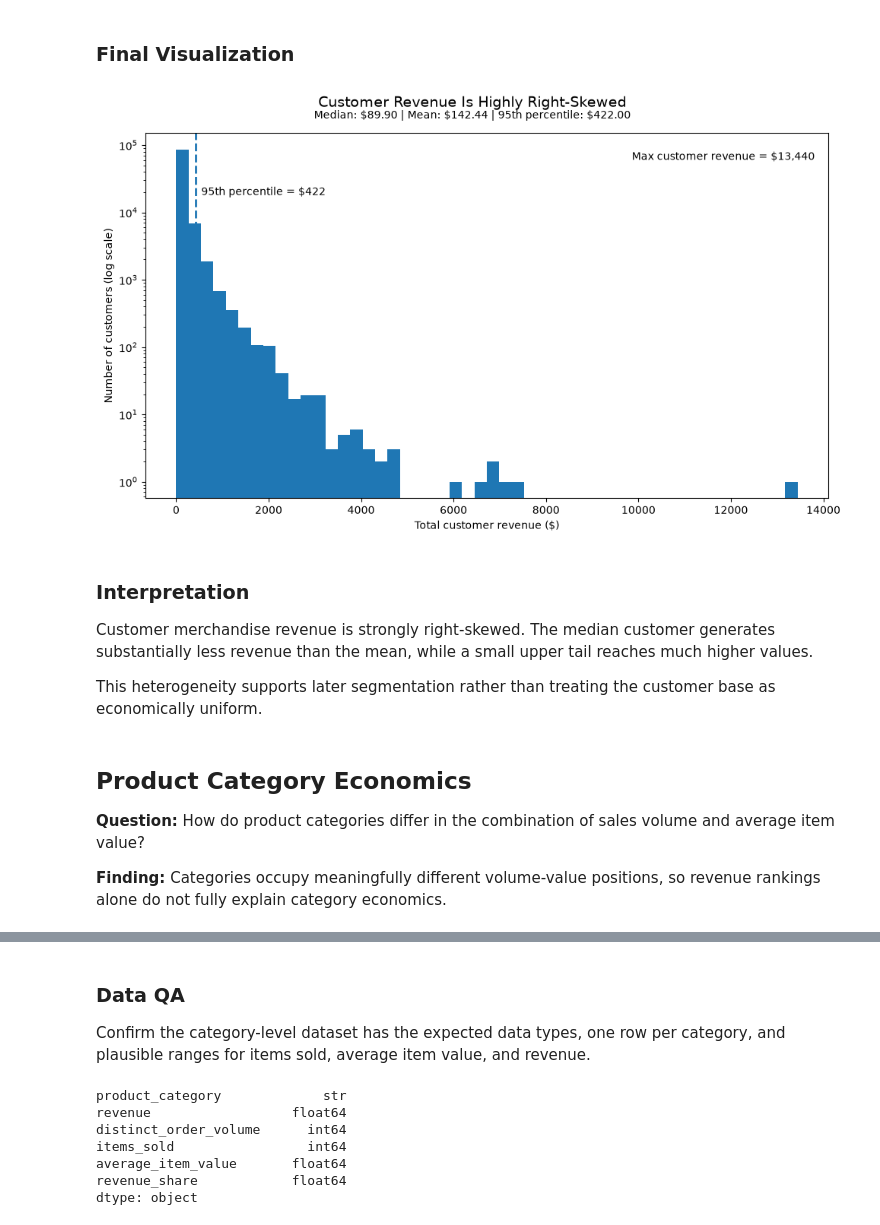
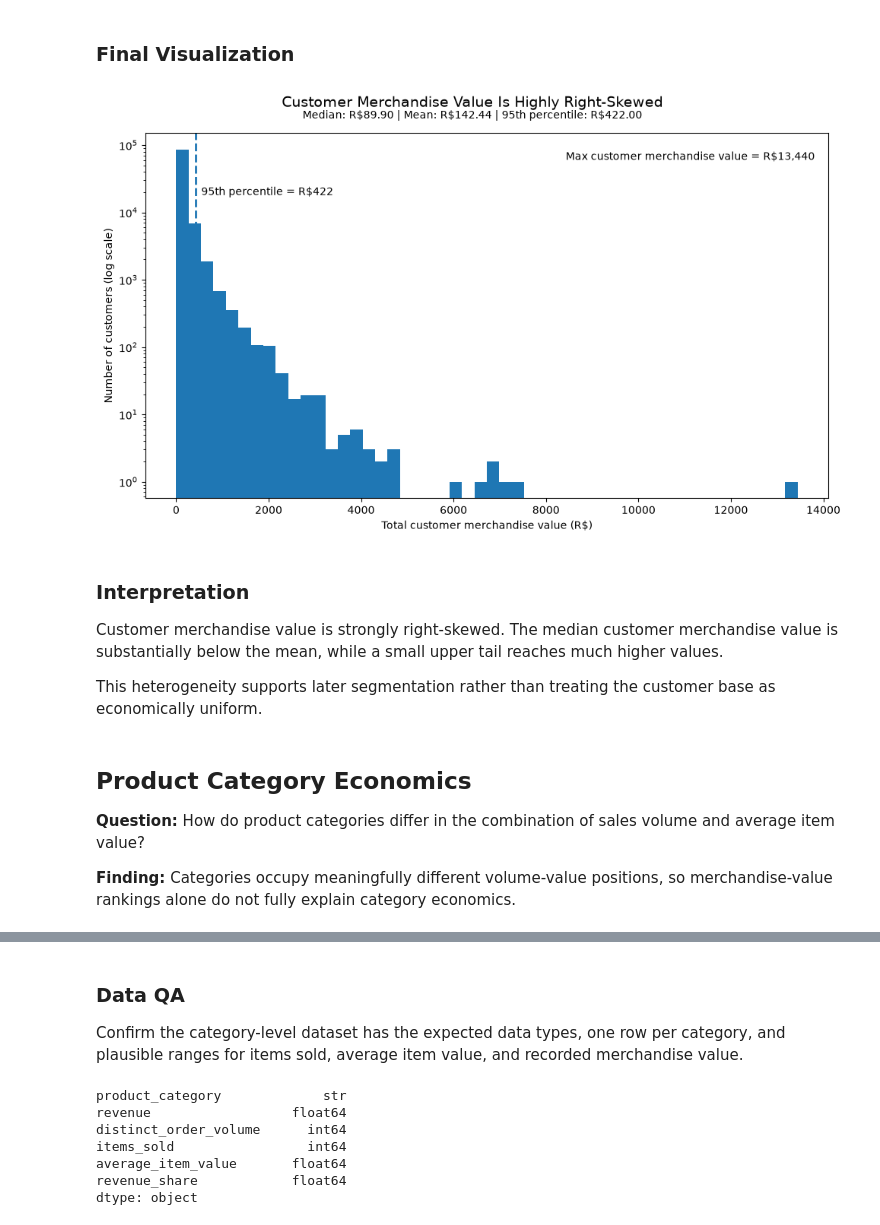
Before and after one commit to jennjxu/olist-customer-growth-analytics, a Jupyter notebook: notebooks/week2_visuals.ipynb, the cells around one changed output, grey strips where cells are left out. Saved outputs shown, nothing was run; the diff lists cells and outputs as text; code cells hidden in the pictures.

```diff
--- a/notebooks/week2_visuals.ipynb
+++ b/notebooks/week2_visuals.ipynb
@@ -307,7 +307,7 @@ ax.axvline(
 )
 
 fig.suptitle(
-    "Customer Revenue Is Highly Right-Skewed",
+    "Customer Merchandise Value Is Highly Right-Skewed",
     fontsize=14,
     y=0.98
 )
@@ -315,46 +315,46 @@ fig.suptitle(
 fig.text(
     0.5,
     0.93,
-    f"Median: ${median_rev:.2f} | Mean: ${mean_rev:.2f} | 95th percentile: ${p95_rev:.2f}",
+    f"Median: R${median_rev:.2f} | Mean: R${mean_rev:.2f} | 95th percentile: R${p95_rev:.2f}",
     ha="center",
     fontsize=10
 )
 
-ax.set_xlabel("Total customer revenue ($)")
+ax.set_xlabel("Total customer merchandise value (R$)")
 ax.set_ylabel("Number of customers (log scale)")
 
 ax.text(
     p95_rev + 120,
     2e4,
-    f"95th percentile = ${p95_rev:.0f}",
+    f"95th percentile = R${p95_rev:.0f}",
     ha="left",
     va="center"
 )
 
 ax.text(
     0.98,
     0.95,
-    f"Max customer revenue = ${max_rev:,.0f}",
+    f"Max customer merchandise value = R${max_rev:,.0f}",
     transform=ax.transAxes,
     ha="right",
     va="top"
 )
 
 plt.tight_layout(rect=[0, 0, 1, 0.98])
 
 fig.savefig(
     "../visuals/customer_revenue_distribution.png",
     dpi=300,
     bbox_inches="tight"
 )
 
 plt.show()
 # %% [output]
-[figure, old version]
+[figure, new version]
 # %% [markdown]
 ### Interpretation
 
-Customer merchandise revenue is strongly right-skewed. The median customer generates substantially less revenue than the mean, while a small upper tail reaches much higher values.
+Customer merchandise value is strongly right-skewed. The median customer merchandise value is substantially below the mean, while a small upper tail reaches much higher values.
 
 This heterogeneity supports later segmentation rather than treating the customer base as economically uniform.
 # %% [markdown]
@@ -362,7 +362,7 @@ This heterogeneity supports later segmentation rather than treating the customer
 
 **Question:** How do product categories differ in the combination of sales volume and average item value?
 
-**Finding:** Categories occupy meaningfully different volume-value positions, so revenue rankings alone do not fully explain category economics.
+**Finding:** Categories occupy meaningfully different volume-value positions, so merchandise-value rankings alone do not fully explain category economics.
 # %%
 df_category = pd.read_csv(
     "../data/processed/category_performance.csv"
@@ -386,7 +386,7 @@ df_category
 # %% [markdown]
 ### Data QA
 
-Confirm the category-level dataset has the expected data types, one row per category, and plausible ranges for items sold, average item value, and revenue.
+Confirm the category-level dataset has the expected data types, one row per category, and plausible ranges for items sold, average item value, and recorded merchandise value.
 # %%
 df_category.dtypes
 # %% [output]
```
Also changed, not shown: parts of 17 cells of this notebook, 7 other files.
